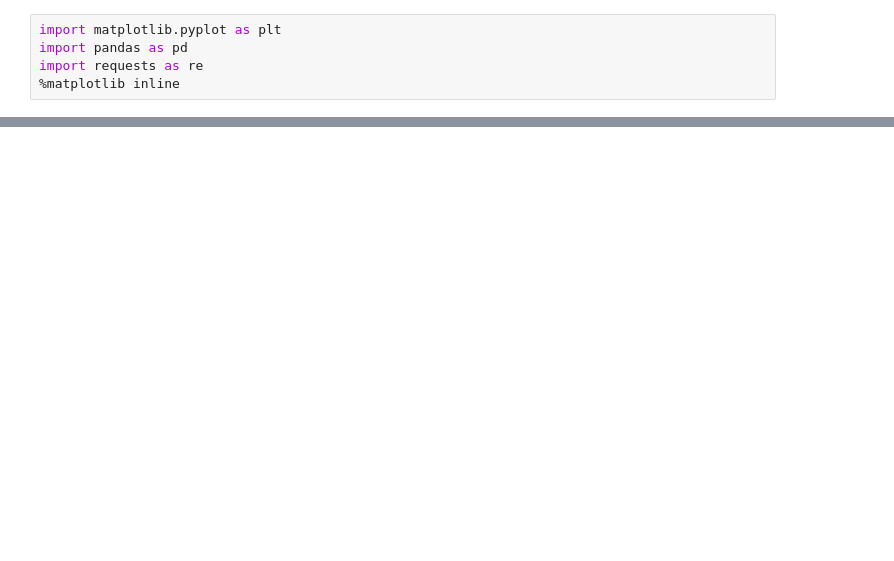
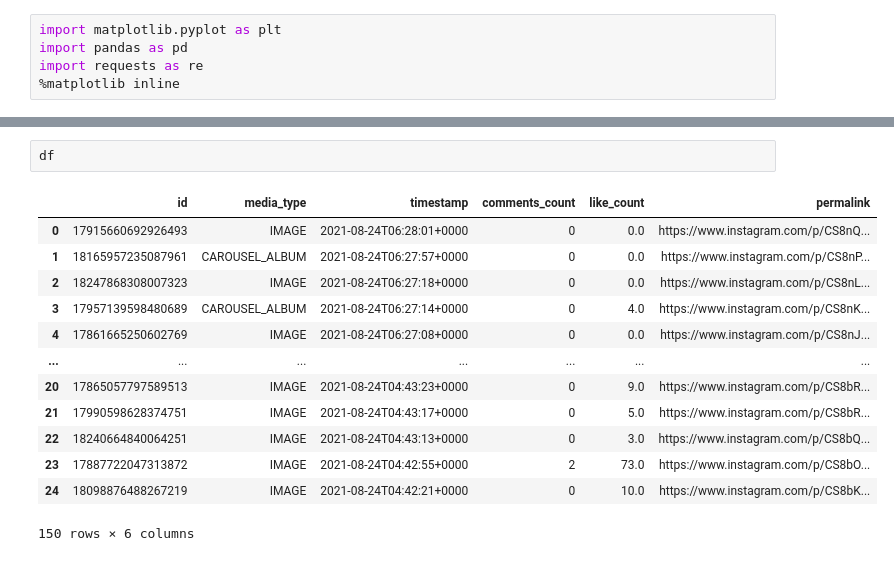
Before and after one commit to TakehikoEsaka/ig_api, a Jupyter notebook: ig_graph_api_sample.ipynb, the cells around one changed output, grey strips where cells are left out. Cells and saved outputs as stored; diff of their text form; blank space fills up the shorter version.

```diff
--- a/ig_graph_api_sample.ipynb
+++ b/ig_graph_api_sample.ipynb
@@ -51,0 +56,16 @@ display(df)
+# %%
+df
+# %% [output]
+|  | id | media_type | timestamp | comments_count | like_count | permalink |
+| 0 | 17915660692926493 | IMAGE | 2021-08-24T06:28:01+0000 | 0 | 0.0 | https://www.instagram.com/p/CS8nQ... |
+| 1 | 18165957235087961 | CAROUSEL_ALBUM | 2021-08-24T06:27:57+0000 | 0 | 0.0 | https://www.instagram.com/p/CS8nP... |
+| 2 | 18247868308007323 | IMAGE | 2021-08-24T06:27:18+0000 | 0 | 0.0 | https://www.instagram.com/p/CS8nL... |
+| 3 | 17957139598480689 | CAROUSEL_ALBUM | 2021-08-24T06:27:14+0000 | 0 | 4.0 | https://www.instagram.com/p/CS8nK... |
+| 4 | 17861665250602769 | IMAGE | 2021-08-24T06:27:08+0000 | 0 | 0.0 | https://www.instagram.com/p/CS8nJ... |
+| ... | ... | ... | ... | ... | ... | ... |
+| 20 | 17865057797589513 | IMAGE | 2021-08-24T04:43:23+0000 | 0 | 9.0 | https://www.instagram.com/p/CS8bR... |
+| 21 | 17990598628374751 | IMAGE | 2021-08-24T04:43:17+0000 | 0 | 5.0 | https://www.instagram.com/p/CS8bR... |
+| 22 | 18240664840064251 | IMAGE | 2021-08-24T04:43:13+0000 | 0 | 3.0 | https://www.instagram.com/p/CS8bQ... |
+| 23 | 17887722047313872 | IMAGE | 2021-08-24T04:42:55+0000 | 2 | 73.0 | https://www.instagram.com/p/CS8bO... |
+| 24 | 18098876488267219 | IMAGE | 2021-08-24T04:42:21+0000 | 0 | 10.0 | https://www.instagram.com/p/CS8bK... |
+150 rows × 6 columns
```
Also changed, not shown: parts of 8 cells of this notebook.
